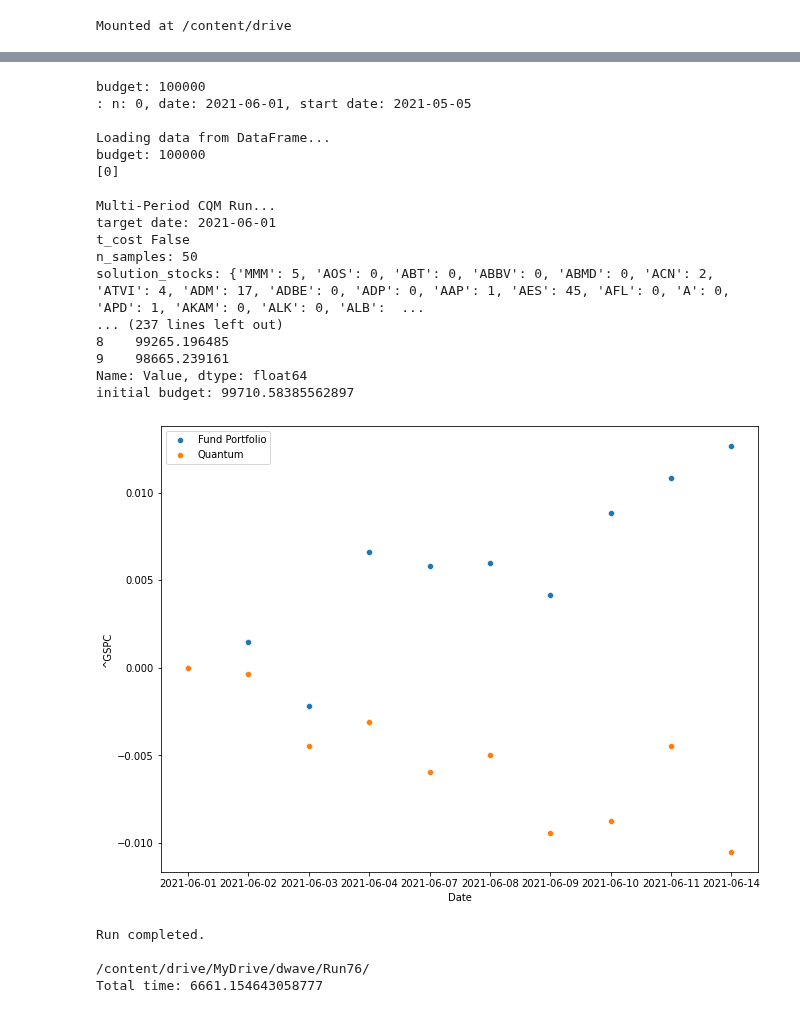
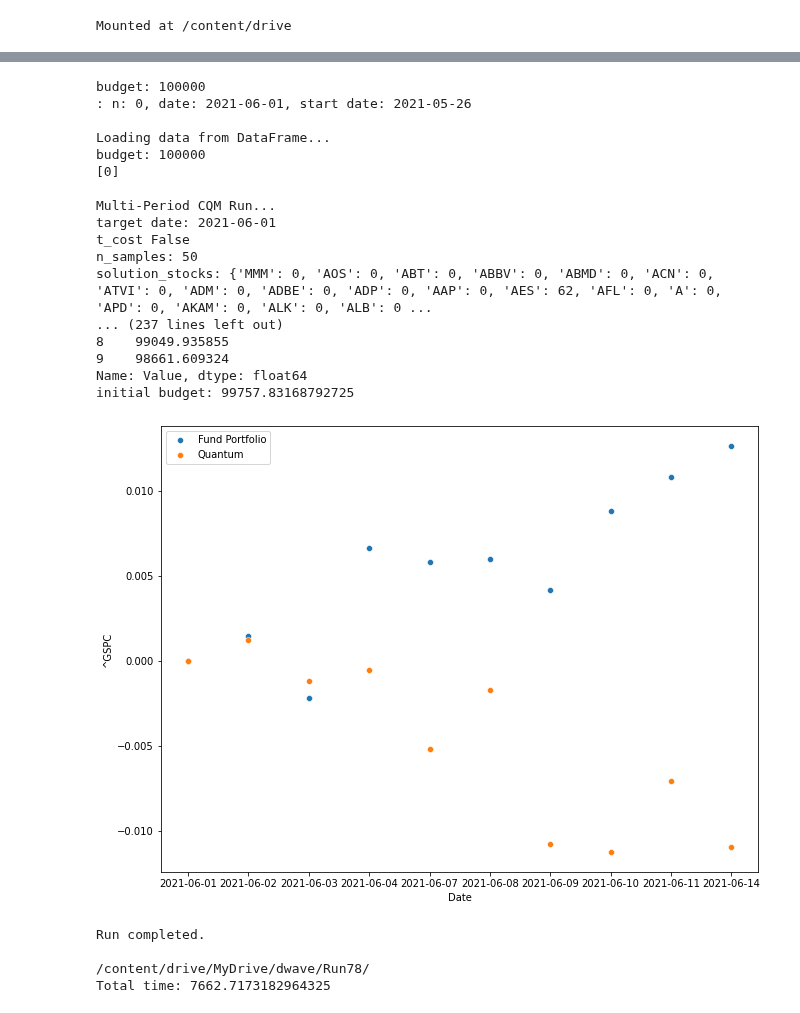
Before and after one commit to bvcmartins/dwaveDev, a Jupyter notebook: portfolioOptimization/solver.ipynb, the cells around one changed output, grey strips where cells are left out. Drawn from its saved outputs; the diff is of its cells as text; code cells hidden in the pictures.

```diff
--- a/portfolioOptimization/solver.ipynb
+++ b/portfolioOptimization/solver.ipynb
@@ -87,7 +87,7 @@ class SinglePeriod:
         self.t_cost = t_cost
         self.calculation_type = calculation_type
         self.window_size = window_size
-        self.max_num_stocks = 200
+        self.max_num_stocks = 50
         self.save_path = save_path
         if initial_date is not None:
             self.initial_date = initial_date
@@ -716,9 +716,9 @@ if __name__ == '__main__':
             'verbose': False,
             'num': 0,
             't_cost': 0.0,
-            'label': 'Run76',
+            'label': 'Run78',
             'init_holdings': None,
-            'window_size': 20,
+            'window_size': 5,
             'calculation_type': 'daily',
             'save_path': '/content/drive/MyDrive/dwave/'
         }
@@ -745,22 +745,22 @@ Loading live data from the web from Yahoo! finance from 2021-05-05 00:00:00 to 2
 budget: 100000
-: n: 0, date: 2021-06-01, start date: 2021-05-05
+: n: 0, date: 2021-06-01, start date: 2021-05-26
 
 Loading data from DataFrame...
 budget: 100000
 [0]
 
 Multi-Period CQM Run...
 target date: 2021-06-01
 t_cost False
 n_samples: 50
-solution_stocks: {'MMM': 5, 'AOS': 0, 'ABT': 0, 'ABBV': 0, 'ABMD': 0, 'ACN': 2, 'ATVI': 4, 'ADM': 17, 'ADBE': 0, 'ADP': 0, 'AAP': 1, 'AES': 45, 'AFL': 0, 'A': 0, 'APD': 1, 'AKAM': 0, 'ALK': 0, 'ALB':  ...
+solution_stocks: {'MMM': 0, 'AOS': 0, 'ABT': 0, 'ABBV': 0, 'ABMD': 0, 'ACN': 0, 'ATVI': 0, 'ADM': 0, 'ADBE': 0, 'ADP': 0, 'AAP': 0, 'AES': 62, 'AFL': 0, 'A': 0, 'APD': 0, 'AKAM': 0, 'ALK': 0, 'ALB': 0 ...
 ... (237 lines left out)
-8    99265.196485
-9    98665.239161
+8    99049.935855
+9    98661.609324
 Name: Value, dtype: float64
-initial budget: 99710.58385562897
+initial budget: 99757.83168792725
-[figure, old version]
+[figure, new version]
 Run completed.
 
-/content/drive/MyDrive/dwave/Run76/
-Total time: 6661.154643058777
+/content/drive/MyDrive/dwave/Run78/
+Total time: 7662.7173182964325
```
Also changed, not shown: parts of 2 cells of this notebook.
